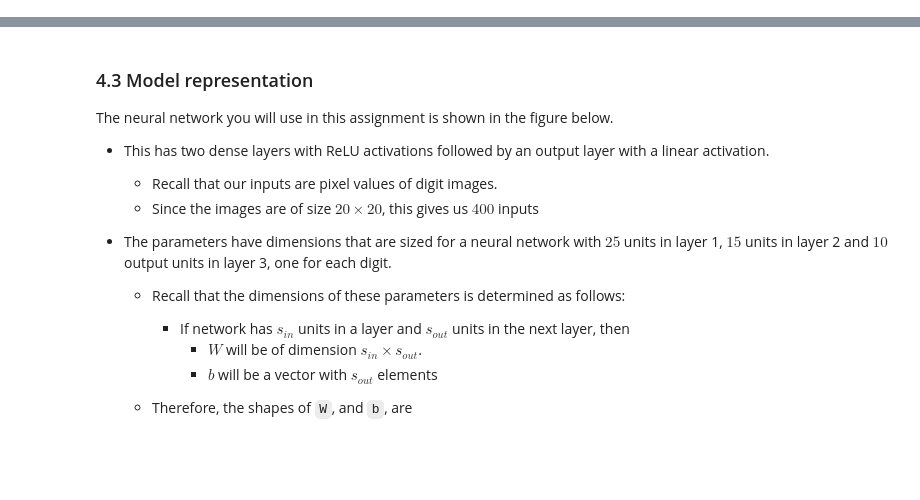
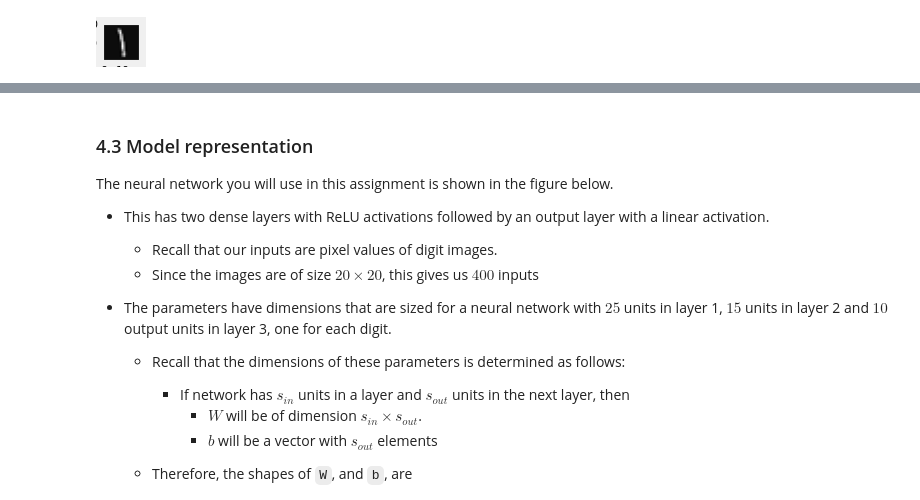
Before and after one commit to NathanaelTamirat/ML-algorithms, a Jupyter notebook: NN_0-9.ipynb, the cells around one changed output, grey strips where cells are left out. Saved outputs shown, nothing was run; the diff lists cells and outputs as text; code cells hidden in the pictures; blank space fills up the shorter version.

```diff
--- a/NN_0-9.ipynb
+++ b/NN_0-9.ipynb
@@ -20,4 +24,13 @@ np.set_printoptions(precision=2)
-# %%
-#load data
-X,y=load_data()
+# %%
+#load data
+def load_datas():
+    X = np.load("X0-9.npy")
+    y = np.load("y0-9.npy")
+    return X, y
+
+X,y=load_datas()
+# %%
+display_digit(X[700])
+# %% [output]
+[figure, added]
 # %%
```
Also changed, not shown: parts of 12 cells of this notebook, 4 other files.
